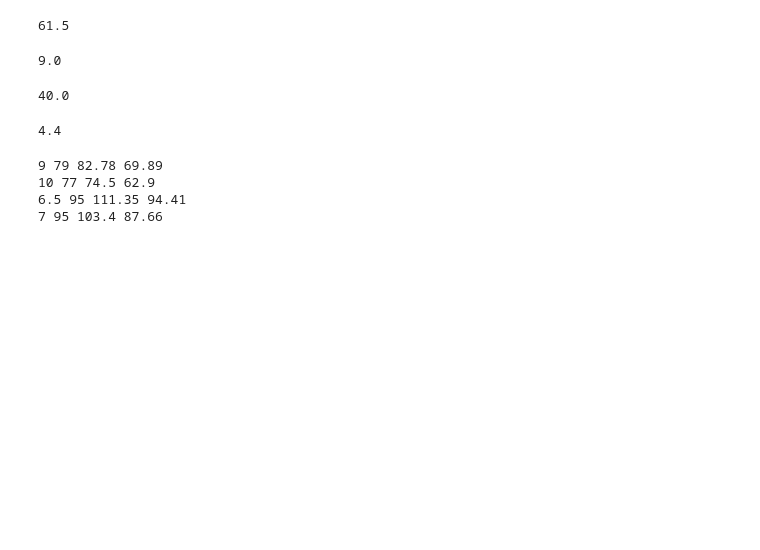
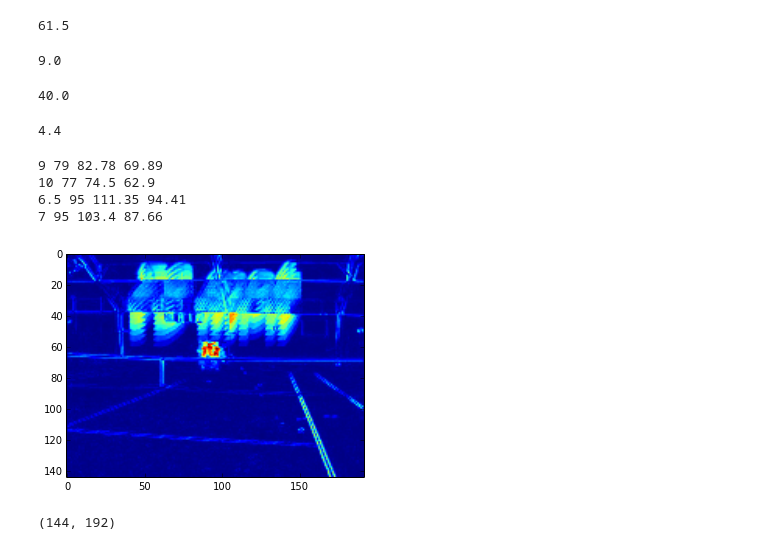
Before and after one commit to wcyuan/opencv_ipynotebook, a Jupyter notebook: 2015-07-29 Images.ipynb, the cells around one changed output. Drawn from its saved outputs; the diff is of its cells as text; code cells hidden in the pictures; blank space fills up the shorter version.

```diff
--- a/2015-07-29 Images.ipynb
+++ b/2015-07-29 Images.ipynb
@@ -407,3 +408,30 @@ print      7,     95,  init_speed(7,   d=60.,  fps=15.), avg_speed(7,   d=60.,
 10 77 74.5 62.9
 6.5 95 111.35 94.41
 7 95 103.4 87.66
+# %%
+# Create a single grayscale image where for each pixel you figure out the
+# median brightness in the entire video for that pixel.  Then in your
+# image, your pixel color is the brightness that is most different
+# from the median.
+
+def diff_median(frames, start, end):
+    # convert a portion of the video to grayscale
+    gray = array([cv2.cvtColor(frames[ii], cv2.COLOR_RGB2GRAY)
+                  for ii in xrange(start, end)])
+    # Find medians across the video segment
+    medians = numpy.median(gray, 0)
+    # take differences
+    diffs = gray - medians
+    # for each pixel, keep only the greatest difference from the median
+    abses = numpy.abs(diffs)
+    maxes = numpy.max(abses, 0)
+    pylab.imshow(maxes)
+    return maxes
+
+maxes = diff_median(frames, 10, 60)
+# %% [output]
+[figure, added]
+# %%
+maxes.shape
+# %% [output]
+(144, 192)
```
Also changed, not shown: parts of 6 cells of this notebook.
